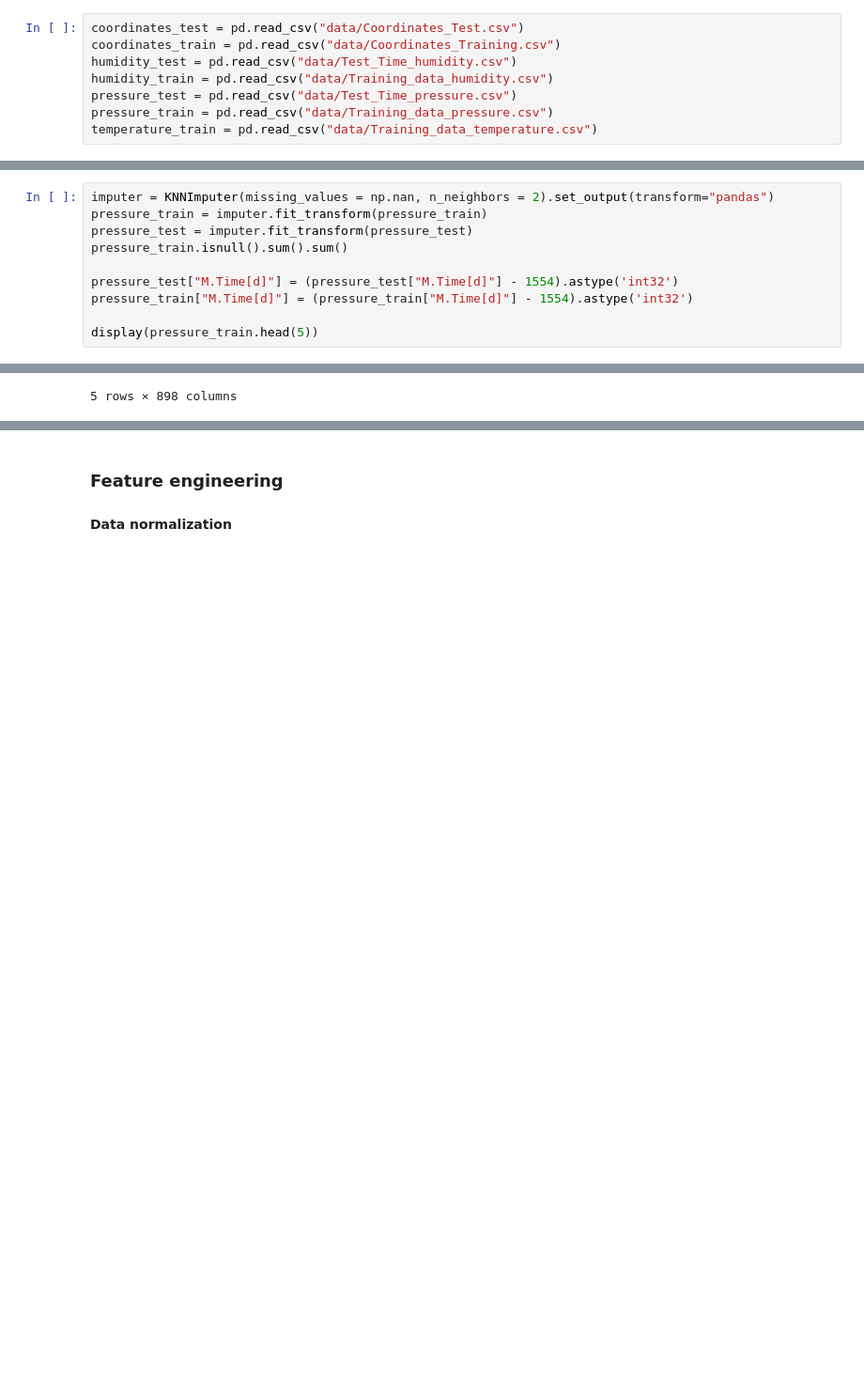
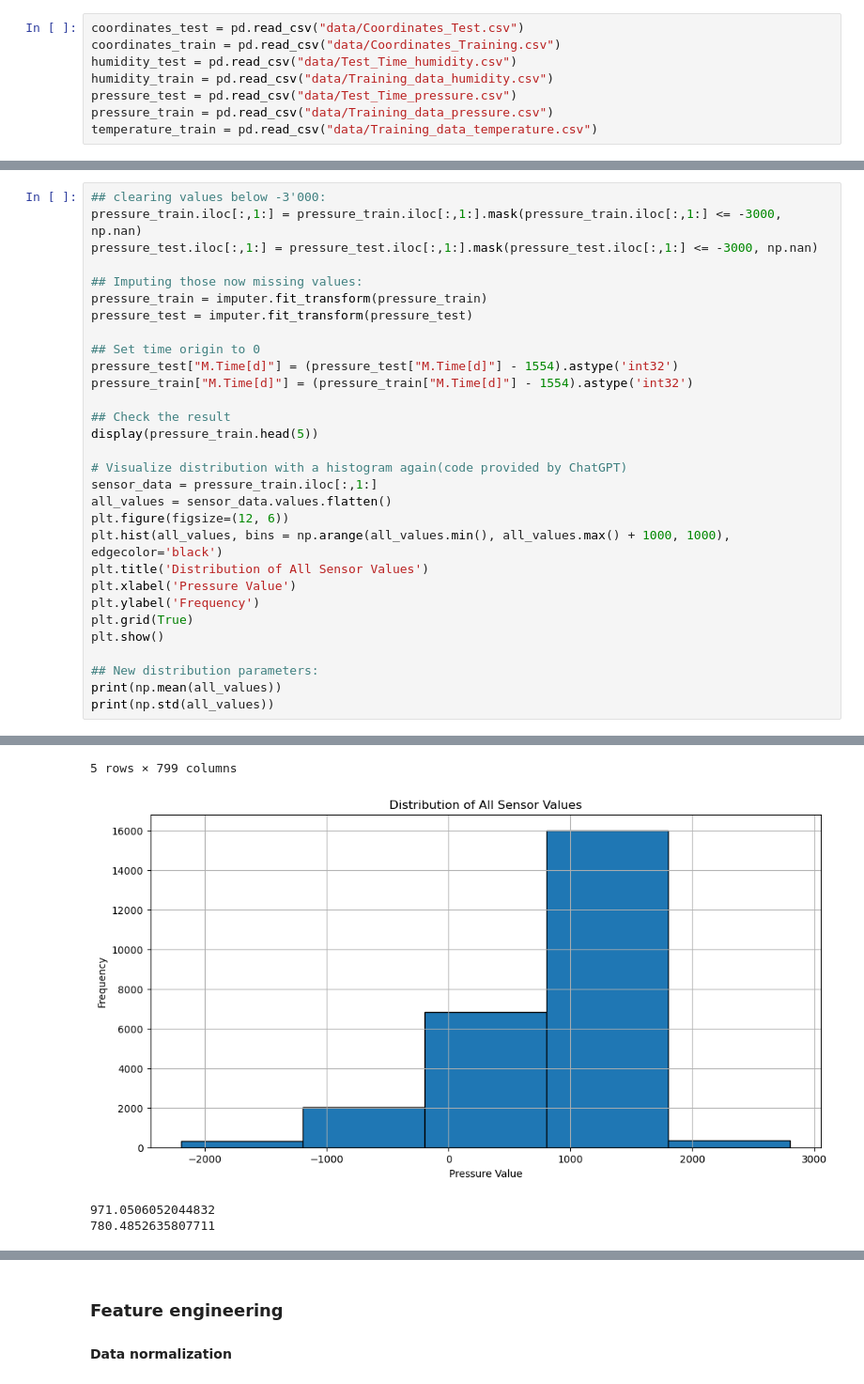
Before and after one commit to Deimos-1/ML-project, a Jupyter notebook: logs.ipynb, the cells around one changed output, grey strips where cells are left out. Shown at 94% size. Cells and saved outputs as stored; diff of their text form; blank space fills up the shorter version.

```diff
--- a/logs.ipynb
+++ b/logs.ipynb
@@ -151,18 +106,41 @@ We'll also start the time at 0 days because it is convenient.
 # %%
-imputer = KNNImputer(missing_values = np.nan, n_neighbors = 2).set_output(transform="pandas")
+## clearing values below -3'000:
+pressure_train.iloc[:,1:] = pressure_train.iloc[:,1:].mask(pressure_train.iloc[:,1:] <= -3000, np.nan)
+pressure_test.iloc[:,1:] = pressure_test.iloc[:,1:].mask(pressure_test.iloc[:,1:] <= -3000, np.nan)
+
+## Imputing those now missing values:
 pressure_train = imputer.fit_transform(pressure_train)
 pressure_test = imputer.fit_transform(pressure_test)
-pressure_train.isnull().sum().sum()
 
+## Set time origin to 0
 pressure_test["M.Time[d]"] = (pressure_test["M.Time[d]"] - 1554).astype('int32')
 pressure_train["M.Time[d]"] = (pressure_train["M.Time[d]"] - 1554).astype('int32')
 
+## Check the result
 display(pressure_train.head(5))
+
+# Visualize distribution with a histogram again(code provided by ChatGPT)
+sensor_data = pressure_train.iloc[:,1:]
+all_values = sensor_data.values.flatten()
+plt.figure(figsize=(12, 6))
+plt.hist(all_values, bins = np.arange(all_values.min(), all_values.max() + 1000, 1000), edgecolor='black')
+plt.title('Distribution of All Sensor Values')
+plt.xlabel('Pressure Value')
+plt.ylabel('Frequency')
+plt.grid(True)
+plt.show()
+
+## New distribution parameters:
+print(np.mean(all_values))
+print(np.std(all_values))
 # %% [output]
 |  | M.Time[d] | N_1 | N_2 | N_3 | N_4 | N_5 | N_6 | N_7 | N_8 | N_9 | ... | ... |
 | 0 | 0 | 281.143955 | 1462.382827 | 1656.041967 | 1322.584393 | 1473.656845 | 1480.325846 | 1650.794639 | 1511.445756 | 1397.850463 | ... | ... |
 | 1 | 2 | 279.968800 | 1461.806069 | 1656.007440 | 1322.251688 | 1473.611215 | 1480.290558 | 1650.692513 | 1511.327468 | 1397.594172 | ... | ... |
 | 2 | 4 | 278.797310 | 1461.224531 | 1655.972023 | 1321.919350 | 1473.565180 | 1480.255784 | 1650.589484 | 1511.207764 | 1397.338620 | ... | ... |
 | 3 | 6 | 277.631157 | 1460.639147 | 1655.935750 | 1321.587287 | 1473.518663 | 1480.221507 | 1650.485576 | 1511.086587 | 1397.083769 | ... | ... |
 | 4 | 9 | 275.898544 | 1459.753528 | 1655.879443 | 1321.089332 | 1473.447601 | 1480.170896 | 1650.327726 | 1510.901301 | 1396.702138 | ... | ... |
-5 rows × 898 columns
+5 rows × 799 columns
+[figure, added]
+971.0506052044832
+780.4852635807711
```
Also changed, not shown: parts of 25 cells of this notebook.
